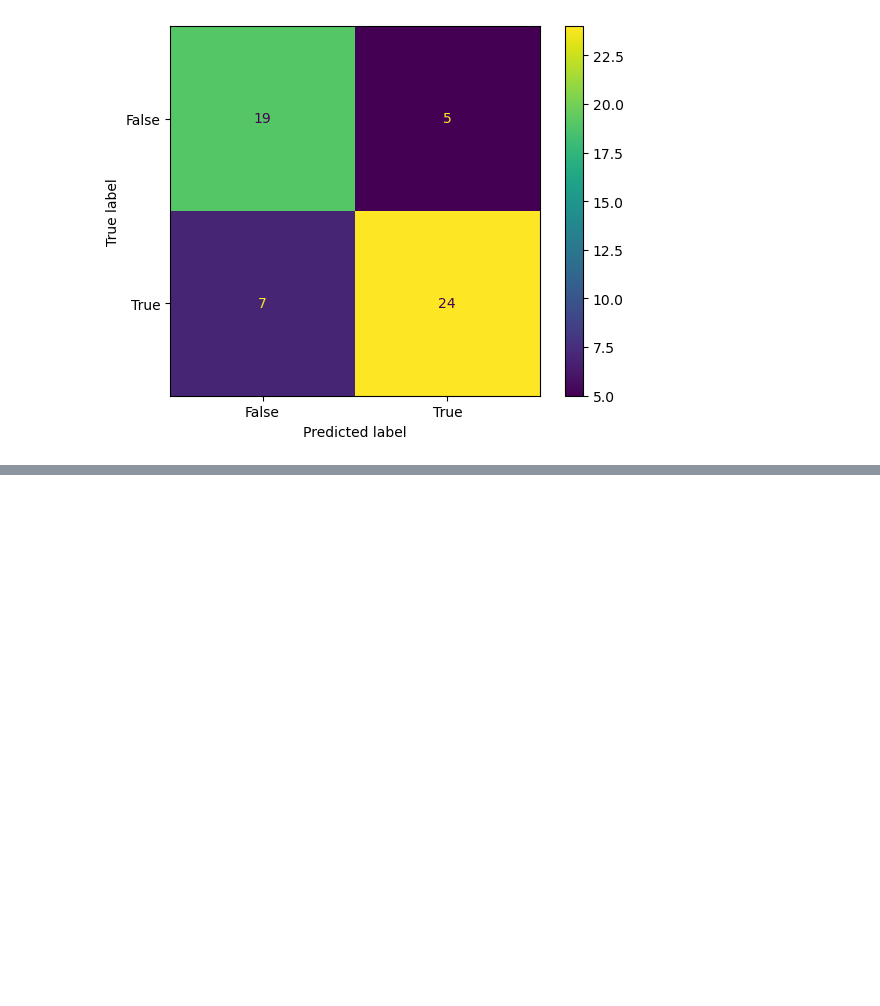
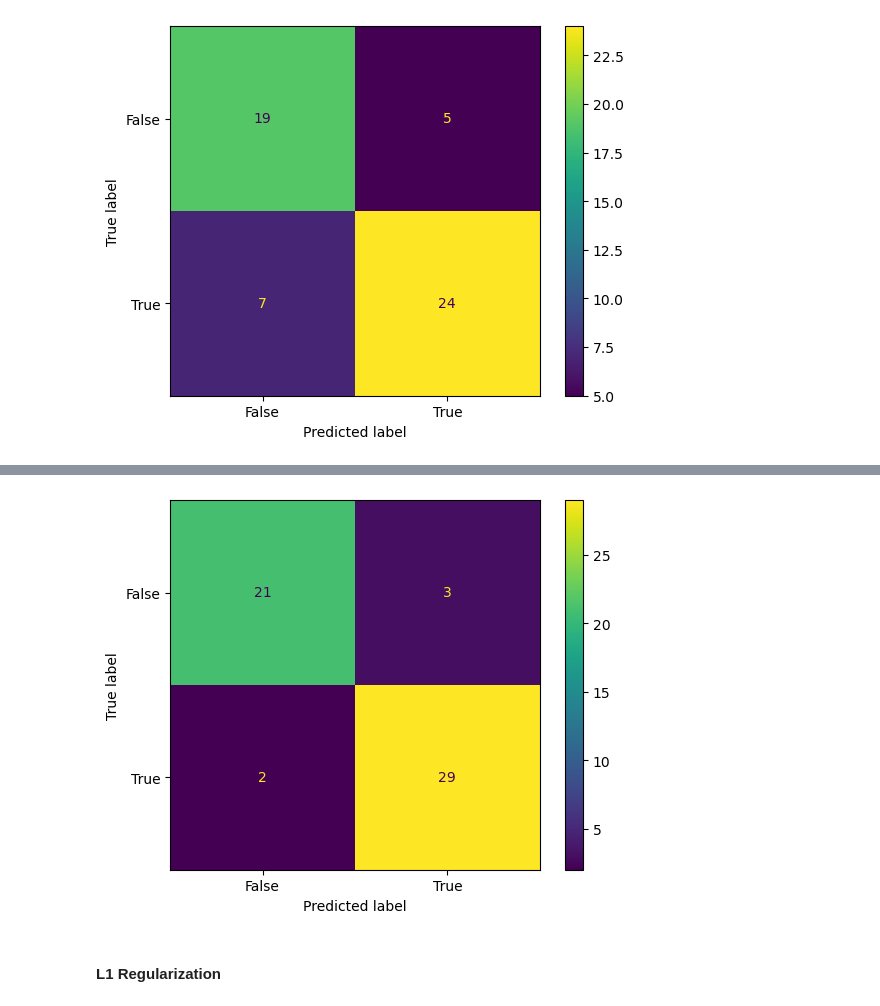
Before and after one commit to thuvu17/ml-train-heart-attack, a Jupyter notebook: heart_attack_NN.ipynb, the cells around one changed output, grey strips where cells are left out. Cells and saved outputs as stored; diff of their text form; code cells hidden in the pictures; blank space fills up the shorter version.

```diff
--- a/heart_attack_NN.ipynb
+++ b/heart_attack_NN.ipynb
@@ -277,0 +294,6 @@ y_test_tensor = torch.Tensor(y_test)
+# %%
+confusion_matrix(y_val, y_pred_binary_val_reg_l2)
+# %% [output]
+[figure, added]
+# %% [markdown]
+#### L1 Regularization
```
Also changed, not shown: parts of 12 cells of this notebook.
